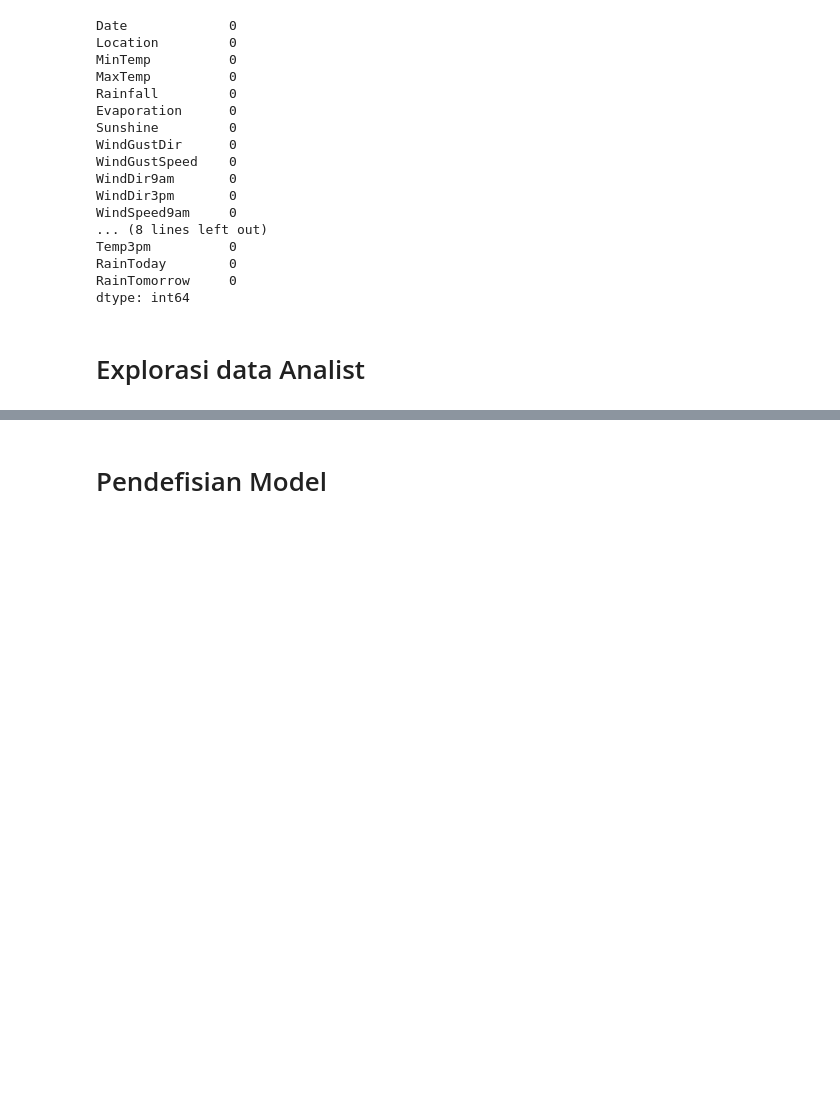
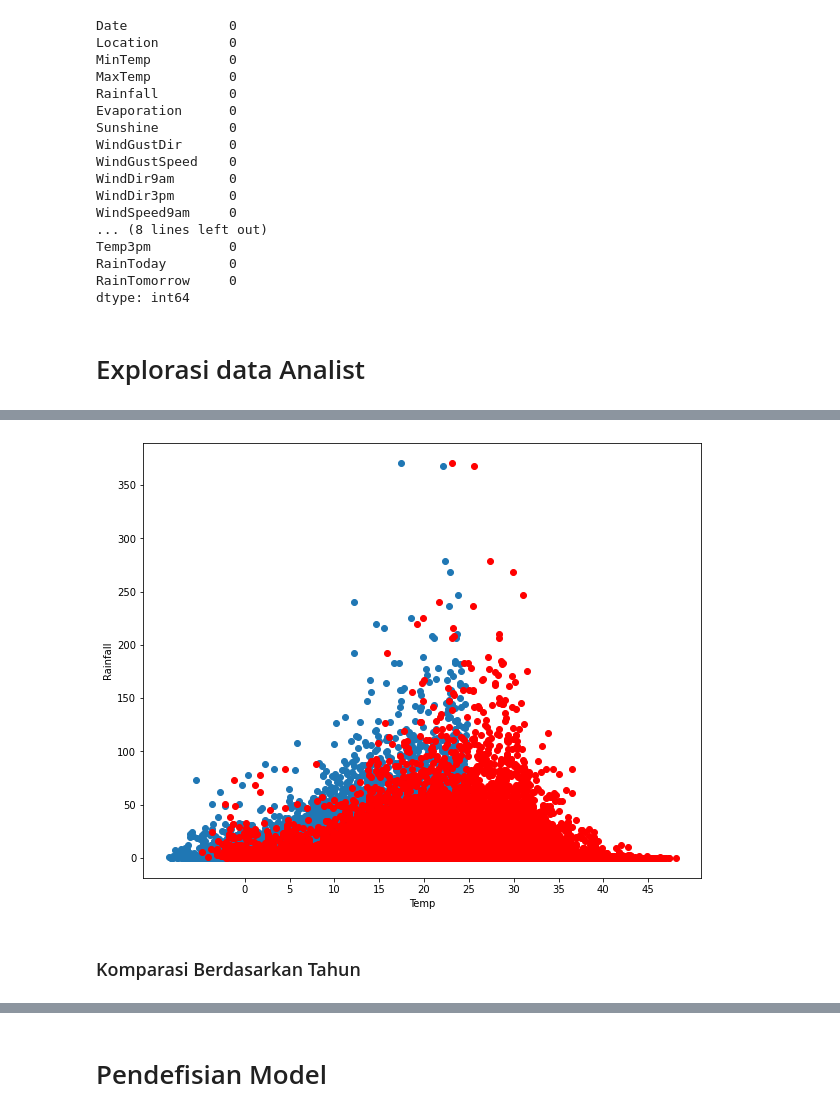
Before and after one commit to Mazcho/Perbandingan-Algoritma-Logistic-Regresi-dan-SVM-dalam-memprediksi-cuaca-_Hacktiv8-FinalProject2, a Jupyter notebook: PYTN_KampusMerdeka_FP2_Hacktiv8.ipynb, the cells around one changed output, grey strips where cells are left out. Drawn from its saved outputs; the diff is of its cells as text; code cells hidden in the pictures; blank space fills up the shorter version.

```diff
--- a/PYTN_KampusMerdeka_FP2_Hacktiv8.ipynb
+++ b/PYTN_KampusMerdeka_FP2_Hacktiv8.ipynb
@@ -388,0 +654,12 @@ dtype: int64
+# %%
+plt.figure(figsize=(10,8))
+plt.scatter(df['MinTemp'],df['Rainfall'])
+plt.scatter(df['MaxTemp'],df['Rainfall'], color="Red")
+plt.xlabel("Temp")
+plt.xticks(range(0,50,5))
+plt.ylabel("Rainfall")
+plt.show()
+# %% [output]
+[figure, added]
+# %% [markdown]
+### Komparasi Berdasarkan Tahun
```
Also changed, not shown: parts of 24 cells of this notebook.
